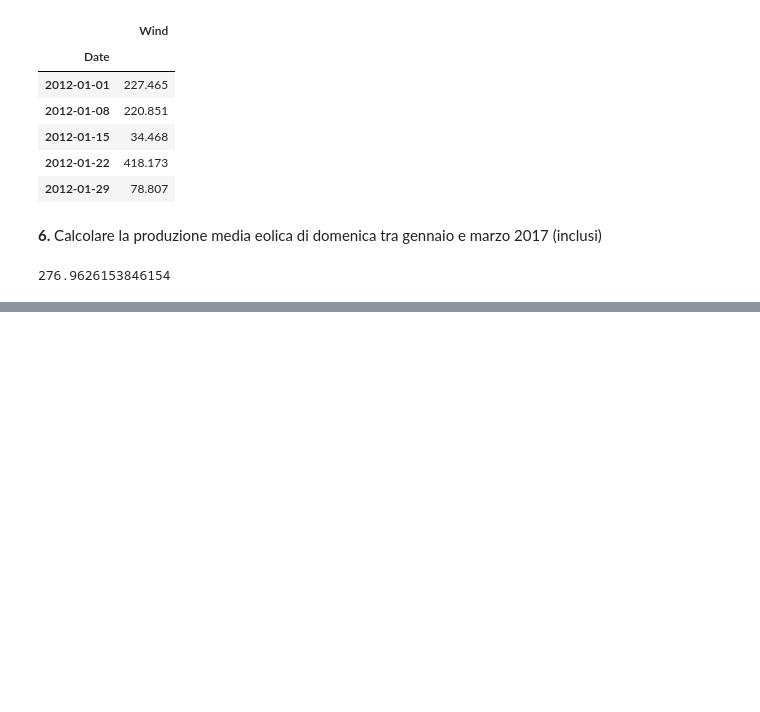
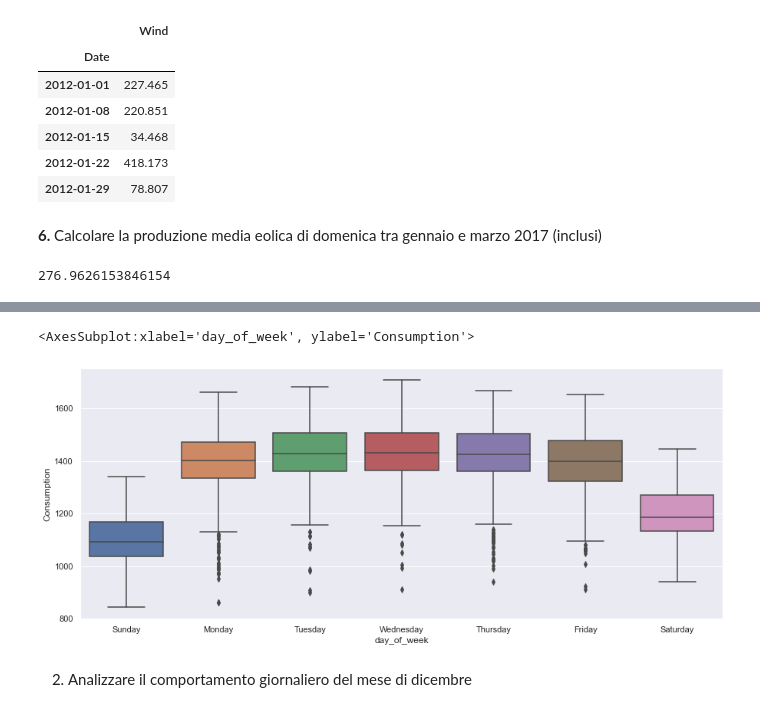
Before and after one commit to Saitam1602/time-series, a Jupyter notebook: Time_series.ipynb, the cells around one changed output, grey strips where cells are left out. Cells and saved outputs as stored; diff of their text form; code cells hidden in the pictures; blank space fills up the shorter version.

```diff
--- a/Time_series.ipynb
+++ b/Time_series.ipynb
@@ -91,0 +170,8 @@ df_sunday_wind.loc['2017-01':'2017-03','Wind'].mean()
+# %%
+plt.figure(figsize=(15, 6))
+sns.boxplot(data=df, x='day_of_week', y='Consumption')
+# %% [output]
+<AxesSubplot:xlabel='day_of_week', ylabel='Consumption'>
+[figure, added]
+# %% [markdown]
+2) Analizzare il comportamento giornaliero del mese di dicembre
```
Also changed, not shown: parts of 26 cells of this notebook, 1 other file.
